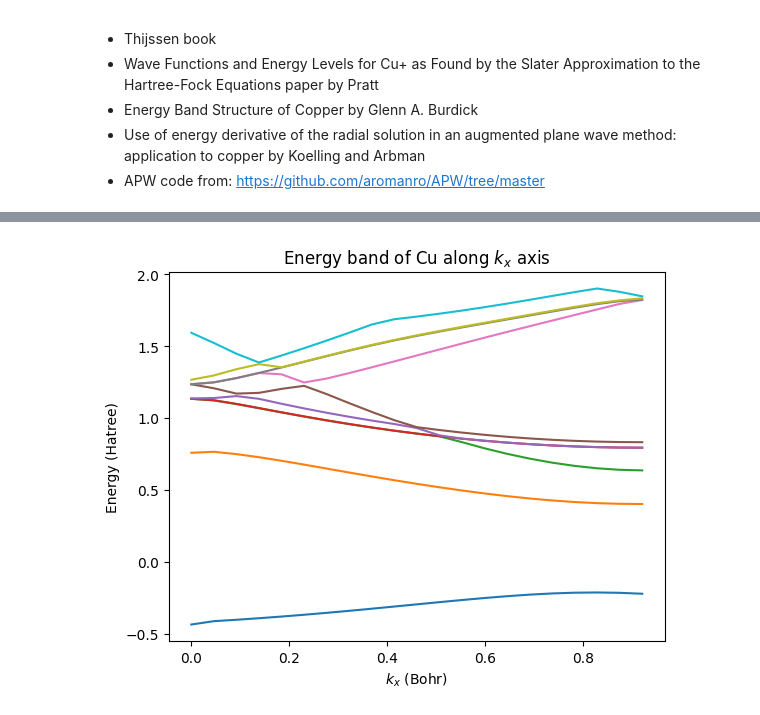
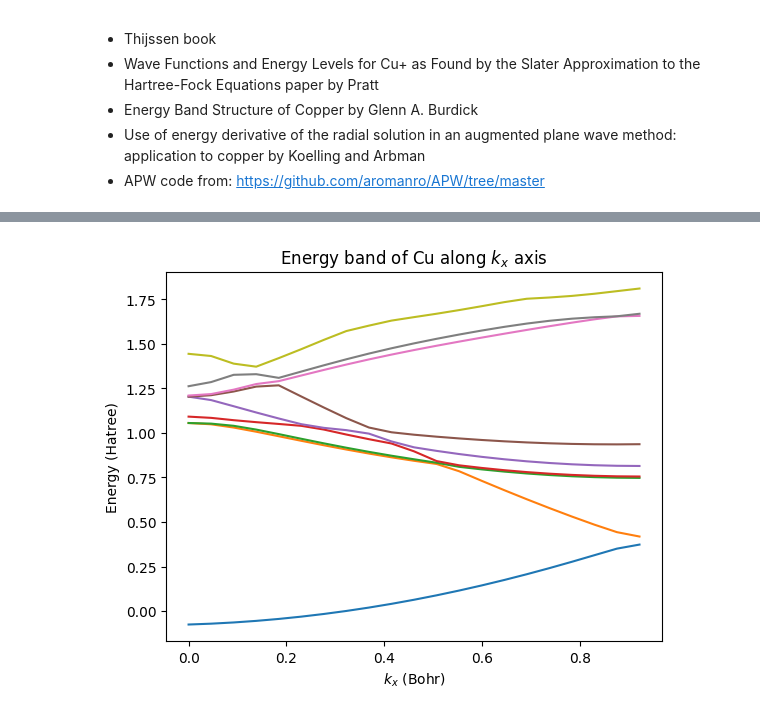
Before and after one commit to Williame33445/physics-projects, a Jupyter notebook: periodic-solids/Cu-via-LAPW.ipynb, the cells around one changed output, grey strips where cells are left out. Drawn from its saved outputs; the diff is of its cells as text; code cells hidden in the pictures.

```diff
--- a/periodic-solids/Cu-via-LAPW.ipynb
+++ b/periodic-solids/Cu-via-LAPW.ipynb
@@ -23,7 +23,7 @@ import functools
 # %%
 #constants
 a = 6.822
-vol = 3*(a**3)/4
+vol = (a**3)/4
 
 #simulation parameters
 l_max = 7
@@ -87,19 +87,20 @@ def getAllUs(l):
     return us/np.sqrt(integrate.simpson(us**2,x=rs))
 # %%
 def getuDots(l,usR):
+    par = -2*usR
     us = np.empty(len(rs))
     us[0] = 0
     us[1] = rs[1]**(l+1)*(1-29*rs[1]/(l+1))
 
     fn = F[l,1]
     ws0 = 0
-    ws1 = us[1]*(1 - h12*fn) - 2*h12*usR[1]
+    ws1 = us[1]*(1 - h12*fn) - h12*par[1]
 
 
     for n in range(1,len(rs)-1):
-        ws2 = 2*ws1 - ws0 + h2*(us[n]*fn + 2*usR[n])
+        ws2 = 2*ws1 - ws0 + h2*(us[n]*fn + par[n])
         fn1 = F[l,n+1]
-        us[n+1] = (ws2 + 2*h12*usR[n+1])/(1 - h12*fn1)
+        us[n+1] = (ws2 + h12*par[n+1])/(1 - h12*fn1)
         ws0 = ws1
         ws1 = ws2
         fn = fn1
@@ -126,14 +127,14 @@ for l in range(l_max):
     RDashMax[l] = dudr/r_max - us[-1]/(r_max**2)
 
     uDots = getuDots(l,us)
-    RDotMax[l] = uDots[-2]/r_max
+    RDotMax[l] = uDots[-1]/r_max
     w1 = F[l,-1]*uDots[-1] - 2*us[-1]
     w0 = F[l,-2]*uDots[-2] - 2*us[-2]
     ddotudr  = (uDots[-1]-uDots[-2])/h + 0.125*h*(3*w1+w0)
     RDotDashMax[l] = ddotudr/r_max - uDots[-1]/(r_max**2)
 
     #print(uDots -(getAllUs(l,Es[l]+0.0001) - getAllUs(l,Es[l]-0.0001))/(0.0002)) #this is the problem
-    #print((r_max**2)*(RDashMax[l]*RDotMax[l] - RMax[l]*RDotDashMax[l]))
+    print((r_max**2)*(RDashMax[l]*RDotMax[l] - RMax[l]*RDotDashMax[l])) #this factor of 2 is the problem
     #print(integrate.simpson(uDots*us))
     #if l == l_max-1:
     #    test(l,uDots,us)
@@ -151,7 +160,7 @@ def getE(k):
 
     def b(l,q):
         qMag = np.linalg.norm(q)
-        return sp.spherical_jn(l,r_max*qMag)*RDashMax[l] - sp.spherical_jn(l,r_max*qMag,derivative=True)*qMag*RMax[l]
+        return sp.spherical_jn(l,r_max*qMag)*RDashMax[l] - sp.spherical_jn(l,r_max*qMag,derivative=True)*RMax[l]
 
     @functools.lru_cache(maxsize=len(Ks)**2)
     def U(KMag):
@@ -163,9 +172,9 @@ def getE(k):
         q1Mag = np.linalg.norm(q1)
         q2Mag = np.linalg.norm(q2)
 
-        term1 = RDashMax[l]*RDotMax[l]*(sp.spherical_jn(l,r_max*q1Mag,derivative=True)*q1Mag*sp.spherical_jn(l,r_max*q2Mag) + sp.spherical_jn(l,r_max*q2Mag,derivative=True)*q2Mag*sp.spherical_jn(l,r_max*q1Mag))
+        term1 = RDashMax[l]*RDotMax[l]*(sp.spherical_jn(l,r_max*q1Mag,derivative=True)*sp.spherical_jn(l,r_max*q2Mag) + sp.spherical_jn(l,r_max*q2Mag,derivative=True)*sp.spherical_jn(l,r_max*q1Mag))
         term2 = RDashMax[l]*RDotDashMax[l]*sp.spherical_jn(l,r_max*q1Mag)*sp.spherical_jn(l,r_max*q2Mag)
-        term3 = RMax[l]*RDotMax[l]*q1Mag*q2Mag*sp.spherical_jn(l,r_max*q1Mag,derivative=True)*sp.spherical_jn(l,r_max*q2Mag,derivative=True)
+        term3 = RMax[l]*RDotMax[l]*sp.spherical_jn(l,r_max*q1Mag,derivative=True)*sp.spherical_jn(l,r_max*q2Mag,derivative=True)
 
         return term1 - term2 - term3
 
@@ -225,12 +218,12 @@ for i,k in enumerate(ks2):
 # %%
 #Graphs
 kx = list(map(lambda k: k[0],ks2))
 
-for i in range(10):
+for i in range(1,10):
     plt.plot(kx,Es2[:,i]/2)
 plt.title(r"Energy band of Cu along $k_x$ axis")
 plt.xlabel(r"$k_x$ (Bohr)")
 plt.ylabel("Energy (Hatree)")
 plt.show()
 # %% [output]
-[figure, old version]
+[figure, new version]
```
Also changed, not shown: parts of 2 cells of this notebook, 1 other file.
